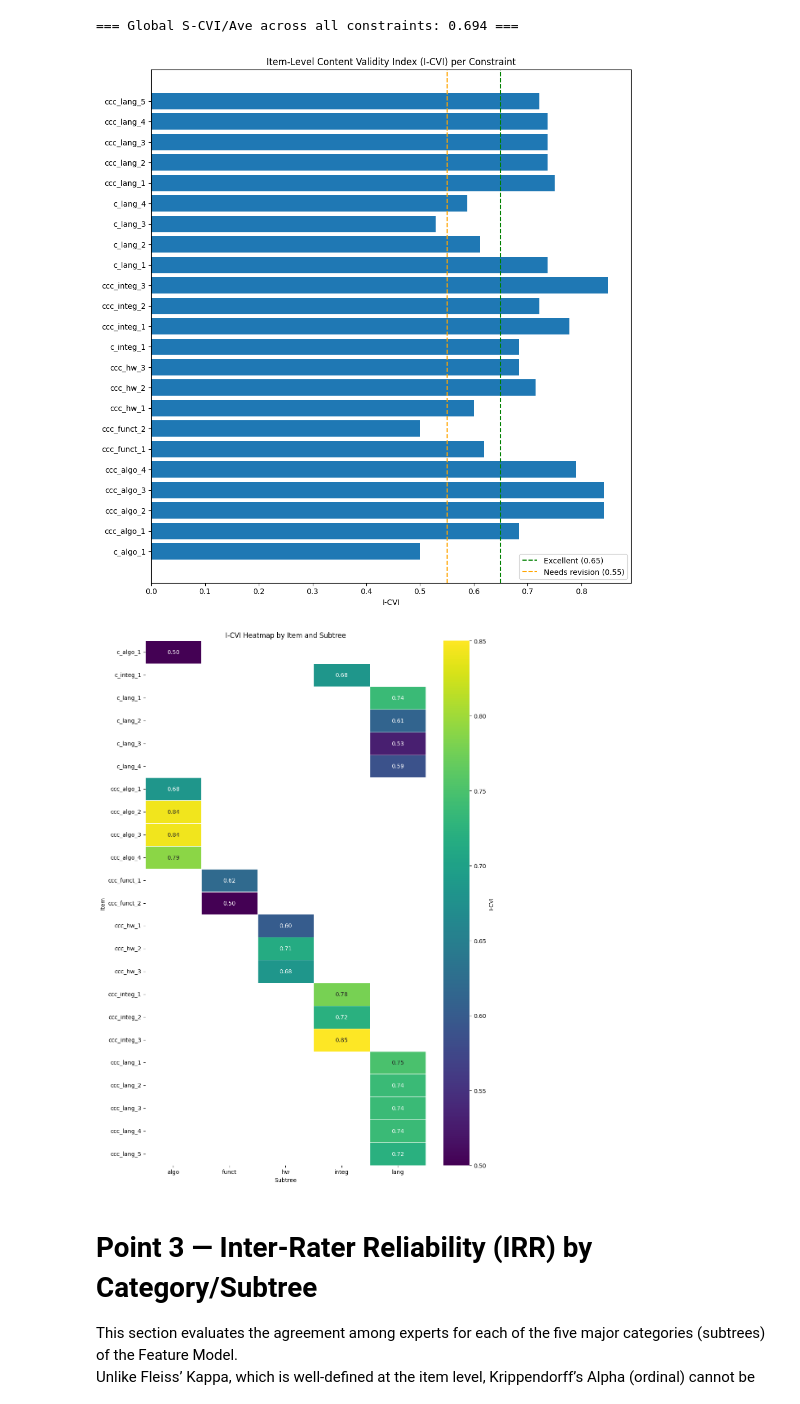
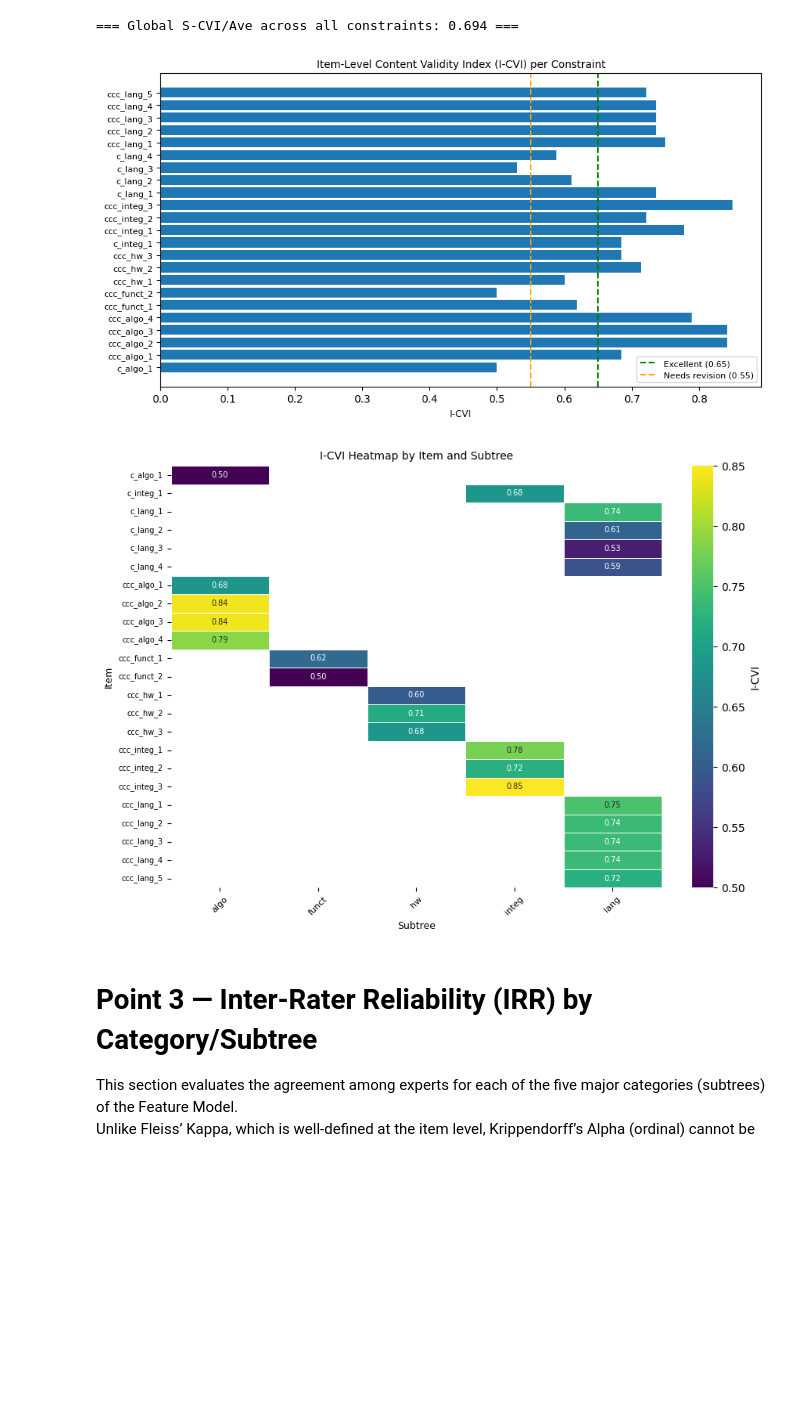
Before and after one commit to ricpdc/QSPL-Survey, a Jupyter notebook: QSE_Survey_Analysis_Colab.ipynb, the cells around one changed output. Saved outputs shown, nothing was run; the diff lists cells and outputs as text; code cells hidden in the pictures; blank space fills up the shorter version.

```diff
--- a/QSE_Survey_Analysis_Colab.ipynb
+++ b/QSE_Survey_Analysis_Colab.ipynb
@@ -3265,7 +3424,7 @@ print(f"=== Global S-CVI/Ave across all constraints: {global_scvi_ave:.3f} ===")
 === Global S-CVI/Ave across all constraints: 0.694 ===
 # %%
 # ================================================================
-# VISUALIZATIONS FOR I-CVI — BARPLOT + HEATMAP (UPDATED THRESHOLDS)
+# VISUALIZATIONS FOR I-CVI — COMPACT BARPLOT + COMPACT HEATMAP
 # ================================================================
 import matplotlib.pyplot as plt
 import seaborn as sns
@@ -3275,47 +3434,57 @@ df_plot = icvi_table.sort_values(
     ascending=[True, True, True]
 ).reset_index(drop=True)
 
 # ----------------------------------------------------------
-# 1. Horizontal barplot of I-CVI per item
+# 1. Horizontal barplot of I-CVI per item (COMPACT)
 # ----------------------------------------------------------
-plt.figure(figsize=(10, 0.45 * len(df_plot)))
+n_items = len(df_plot)
+height = max(3.0, 0.22 * n_items)   # compact height
+
+plt.figure(figsize=(9, height))
 
 plt.barh(df_plot["item"], df_plot["I_CVI"], color="#1f78b4")
 
-# Updated thresholds: 0.55 and 0.65
+# Threshold lines
 plt.axvline(0.65, color="green", linestyle="--", label="Excellent (0.65)")
 plt.axvline(0.55, color="orange", linestyle="--", label="Needs revision (0.55)")
 
-plt.xlabel("I-CVI")
-plt.title("Item-Level Content Validity Index (I-CVI) per Constraint")
-plt.legend()
+plt.xlabel("I-CVI", fontsize=9)
+plt.title("Item-Level Content Validity Index (I-CVI) per Constraint", fontsize=10)
+plt.yticks(fontsize=8)
+plt.legend(fontsize=8)
 plt.tight_layout()
 plt.show()
 
 # ----------------------------------------------------------
-# 3. Heatmap of I-CVI by item and subtree
+# 2. Heatmap of I-CVI by item and subtree (COMPACT)
 # ----------------------------------------------------------
 heatmap_df = icvi_table.pivot(index="item", columns="subtree", values="I_CVI")
 
-plt.figure(figsize=(10, 0.6 * len(heatmap_df)))
+n_items = len(heatmap_df)
+height = max(3.0, 0.28 * n_items)   # compact height
+
+plt.figure(figsize=(9, height))
 
 sns.heatmap(
     heatmap_df,
     annot=True,
     cmap="viridis",
     fmt=".2f",
     cbar_kws={"label": "I-CVI"},
-    linewidths=0.5
+    linewidths=0.5,
+    annot_kws={"fontsize": 7}
 )
 
-plt.title("I-CVI Heatmap by Item and Subtree")
-plt.xlabel("Subtree")
-plt.ylabel("Item")
+plt.title("I-CVI Heatmap by Item and Subtree", fontsize=10)
+plt.xlabel("Subtree", fontsize=9)
+plt.ylabel("Item", fontsize=9)
+plt.yticks(fontsize=7)
+plt.xticks(fontsize=8, rotation=45)
 plt.tight_layout()
 plt.show()
 # %% [output]
-[figure, old version]
+[figure, new version]
-[figure, old version]
+[figure, new version]
 # %% [markdown]
 # Point 3 — Inter-Rater Reliability (IRR) by Category/Subtree
 
```
Also changed, not shown: parts of 8 cells of this notebook.
